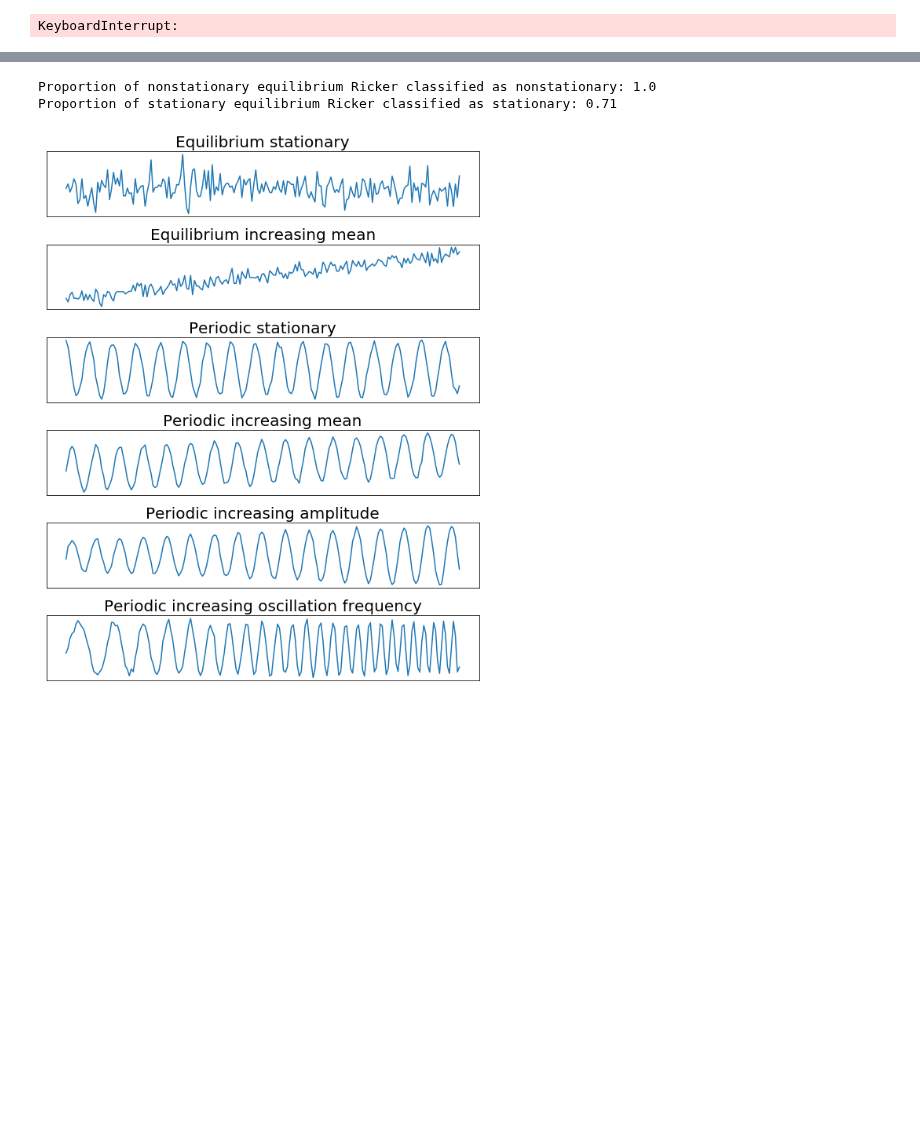
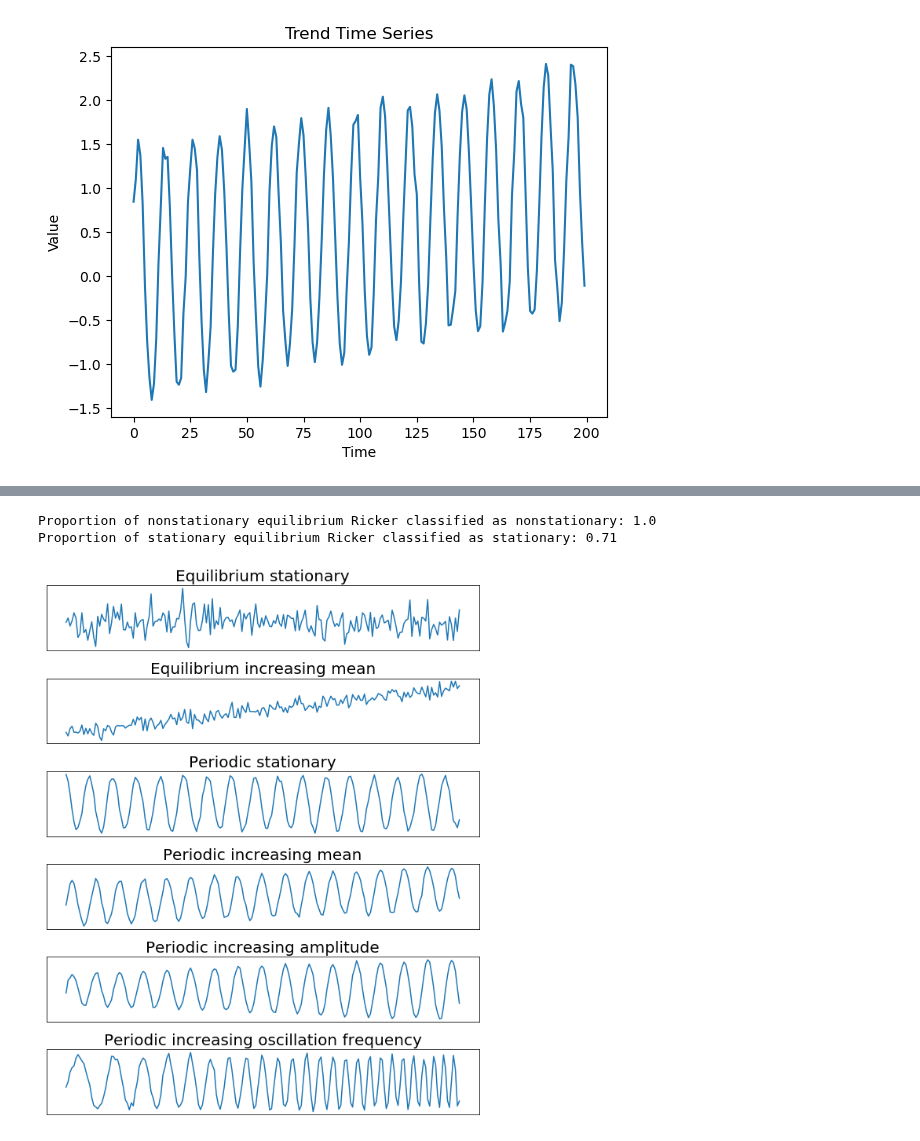
Before and after one commit to kenflat2/NS-Map, a Jupyter notebook: experiments/linear/plot_linear_results.ipynb, the cells around one changed output, grey strips where cells are left out. Drawn from its saved outputs; the diff is of its cells as text; code cells hidden in the pictures; blank space fills up the shorter version.

```diff
--- a/experiments/linear/plot_linear_results.ipynb
+++ b/experiments/linear/plot_linear_results.ipynb
@@ -63,4 +31,10 @@ N_replicates = 100
-# %%
-runSimulation(generate_stationary, "linear_stationary")
-# %% [output]
-KeyboardInterrupt:
+# %%
+# Plot an example time series from the stationary case
+
+plt.plot(generate_nonstationary_trend_linear())
+plt.title("Trend Time Series")
+plt.xlabel("Time")
+plt.ylabel("Value")
+plt.show()
+# %% [output]
+[figure, added]
```
Also changed, not shown: parts of 17 cells of this notebook, 5 other files.
